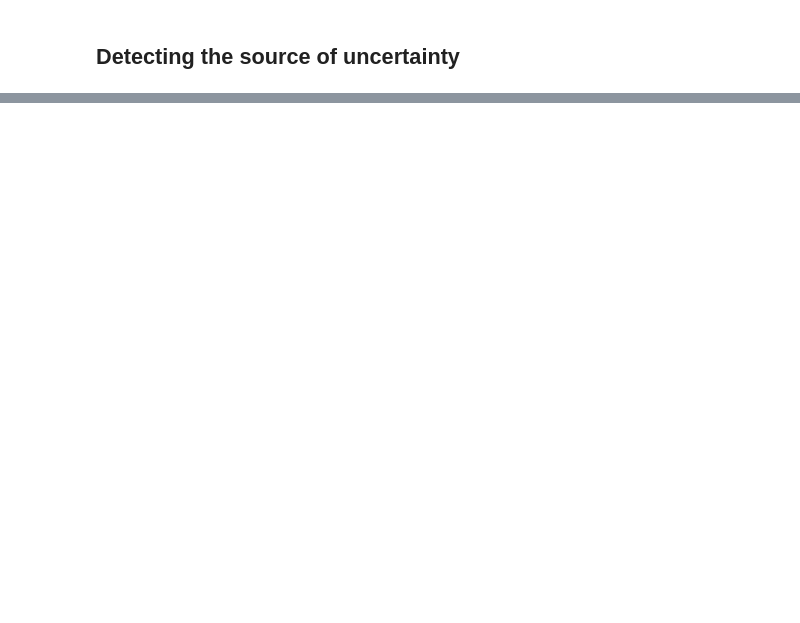
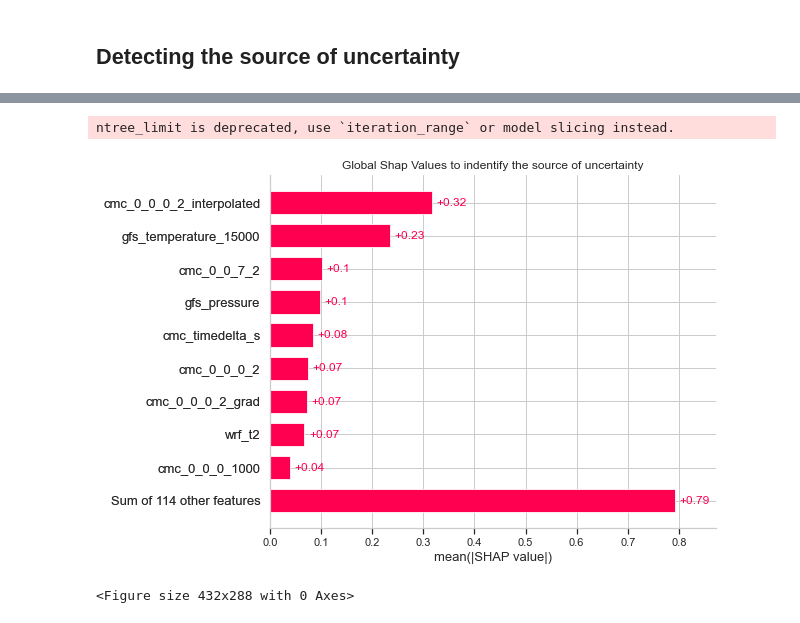
Before and after one commit to cmougan/MonitoringUncertainty, a Jupyter notebook: WeatherShifts.ipynb, the cells around one changed output, grey strips where cells are left out. Saved outputs shown, nothing was run; the diff lists cells and outputs as text; code cells hidden in the pictures; blank space fills up the shorter version.

Commit message:
xai experiments

```diff
--- a/WeatherShifts.ipynb
+++ b/WeatherShifts.ipynb
@@ -124,10 +143,18 @@ mean_squared_error(np.mean(d['uncertainty_test']),
 # %%
 explainer = shap.Explainer(reg)
 shap_values = explainer(X_te)
 
 # visualize the first prediction's explanation
 # shap.plots.waterfall(shap_values[0])
+plt.figure()
+plt.title('Global Shap Values to indentify the source of uncertainty')
 shap.plots.bar(shap_values)
+plt.savefig('experiments/xai/shap.png')
+plt.show()
+# %% [output]
+ntree_limit is deprecated, use `iteration_range` or model slicing instead.
+[figure, added]
+<Figure size 432x288 with 0 Axes>
 # %%
 psi_dic = []
 for c in X_tr.columns:
```
Also changed, not shown: parts of 12 cells of this notebook, 4 other files.
